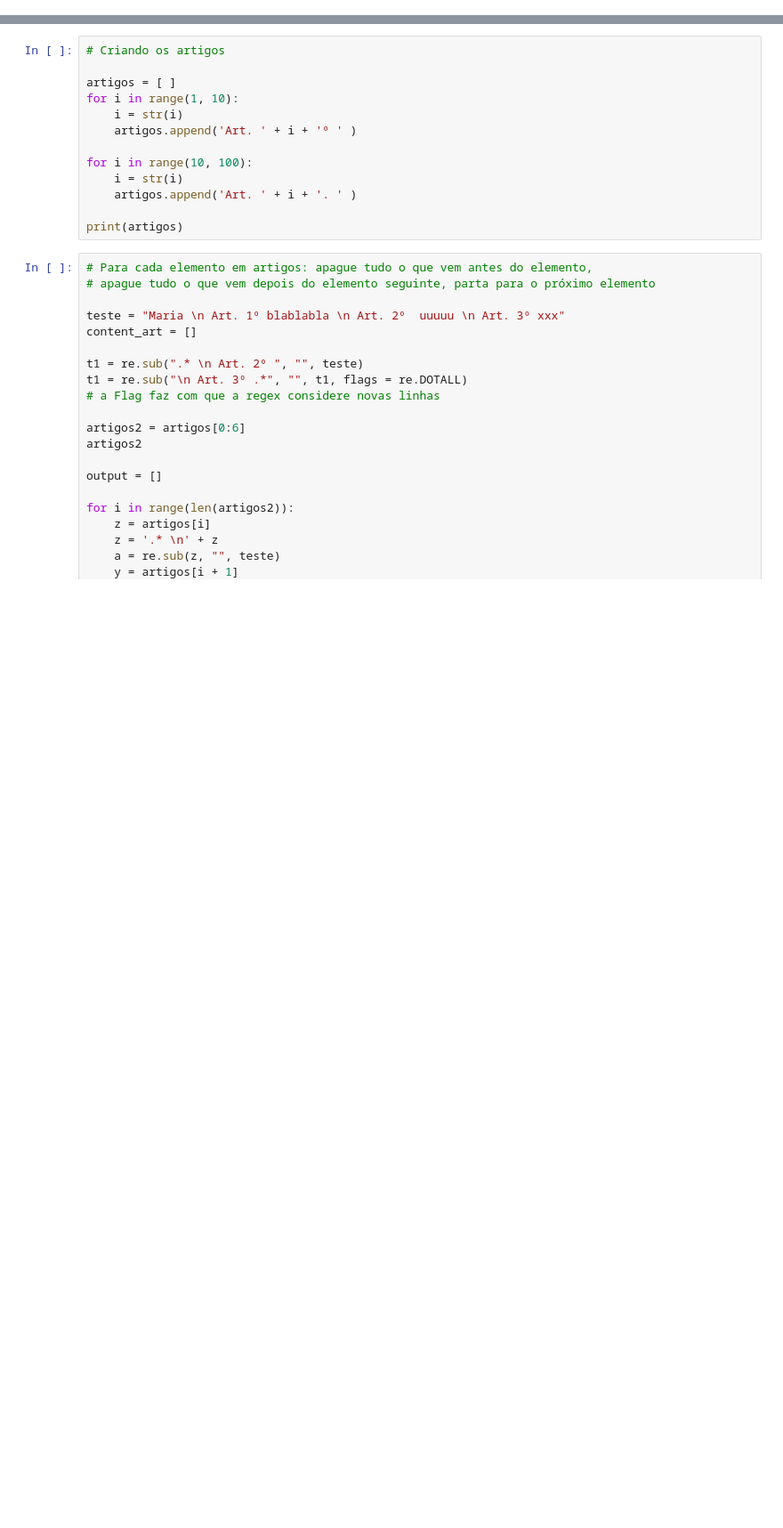
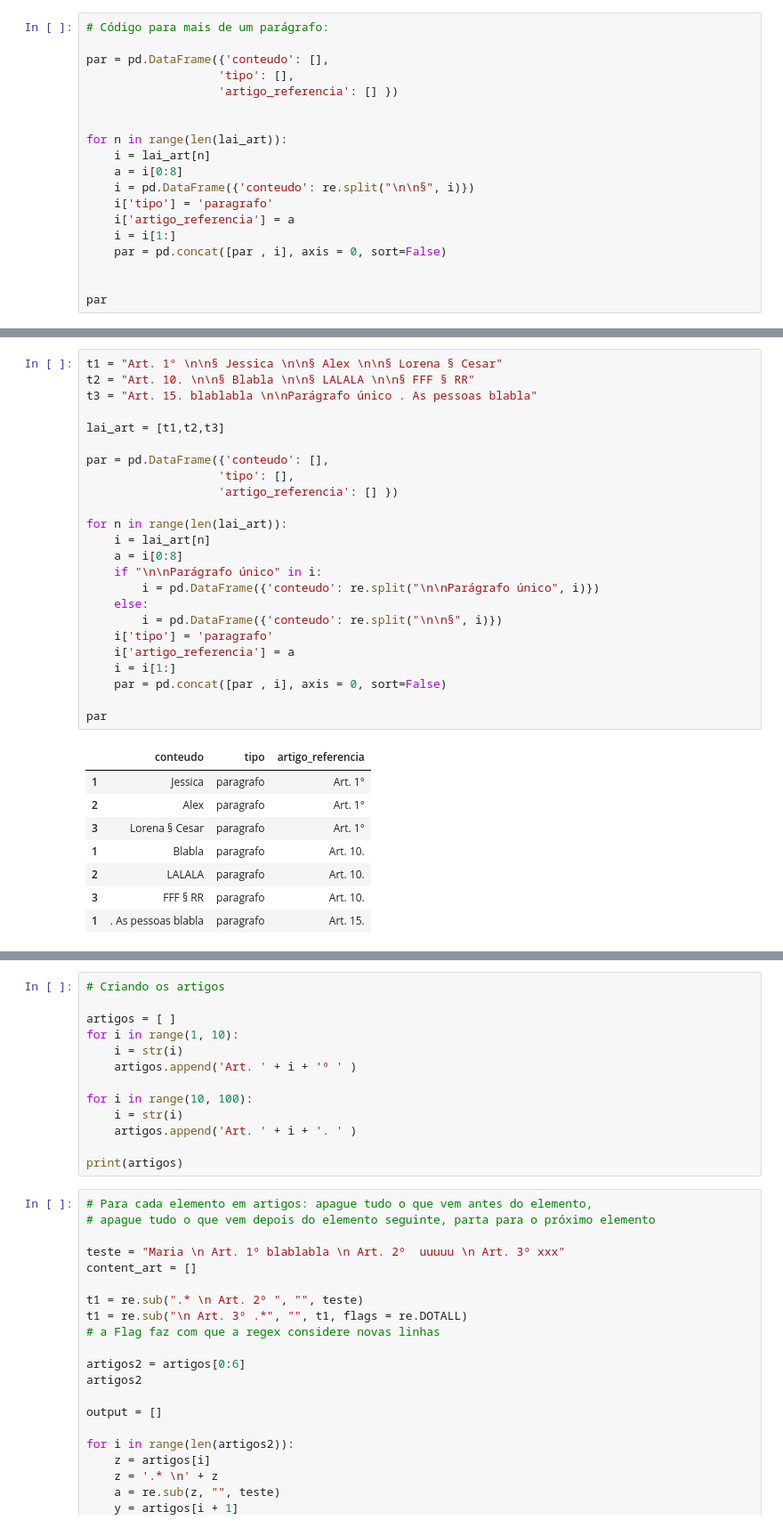
Before and after one commit to voigtjessica/leitura-lei, a Jupyter notebook: Rascunho.ipynb, the cells around one changed output, grey strips where cells are left out. Shown: that part at 89% size. Saved outputs shown, nothing was run; the diff lists cells and outputs as text; blank space fills up the shorter version.

```diff
--- a/Rascunho.ipynb
+++ b/Rascunho.ipynb
@@ -0,0 +27,19 @@
+# %%
+# Código para mais de um parágrafo:
+
+par = pd.DataFrame({'conteudo': [],
+                   'tipo': [],
+                   'artigo_referencia': [] })
+
+
+for n in range(len(lai_art)):
+    i = lai_art[n]
+    a = i[0:8]
+    i = pd.DataFrame({'conteudo': re.split("\n\n§", i)})
+    i['tipo'] = 'paragrafo'
+    i['artigo_referencia'] = a
+    i = i[1:]
+    par = pd.concat([par , i], axis = 0, sort=False)
+
+
+par
@@ -0,0 +54,33 @@
+# %%
+t1 = "Art. 1° \n\n§ Jessica \n\n§ Alex \n\n§ Lorena § Cesar"
+t2 = "Art. 10. \n\n§ Blabla \n\n§ LALALA \n\n§ FFF § RR"
+t3 = "Art. 15. blablabla \n\nParágrafo único . As pessoas blabla"
+
+lai_art = [t1,t2,t3]
+
+par = pd.DataFrame({'conteudo': [],
+                   'tipo': [],
+                   'artigo_referencia': [] })
+
+for n in range(len(lai_art)):
+    i = lai_art[n]
+    a = i[0:8]
+    if "\n\nParágrafo único" in i:
+        i = pd.DataFrame({'conteudo': re.split("\n\nParágrafo único", i)})
+    else:
+        i = pd.DataFrame({'conteudo': re.split("\n\n§", i)})
+    i['tipo'] = 'paragrafo'
+    i['artigo_referencia'] = a
+    i = i[1:]
+    par = pd.concat([par , i], axis = 0, sort=False)
+
+par
+# %% [output]
+|  | conteudo | tipo | artigo_referencia |
+| 1 | Jessica | paragrafo | Art. 1° |
+| 2 | Alex | paragrafo | Art. 1° |
+| 3 | Lorena § Cesar | paragrafo | Art. 1° |
+| 1 | Blabla | paragrafo | Art. 10. |
+| 2 | LALALA | paragrafo | Art. 10. |
+| 3 | FFF § RR | paragrafo | Art. 10. |
+| 1 | . As pessoas blabla | paragrafo | Art. 15. |
```
Also changed, not shown: parts of 4 cells of this notebook, 1 other file.
